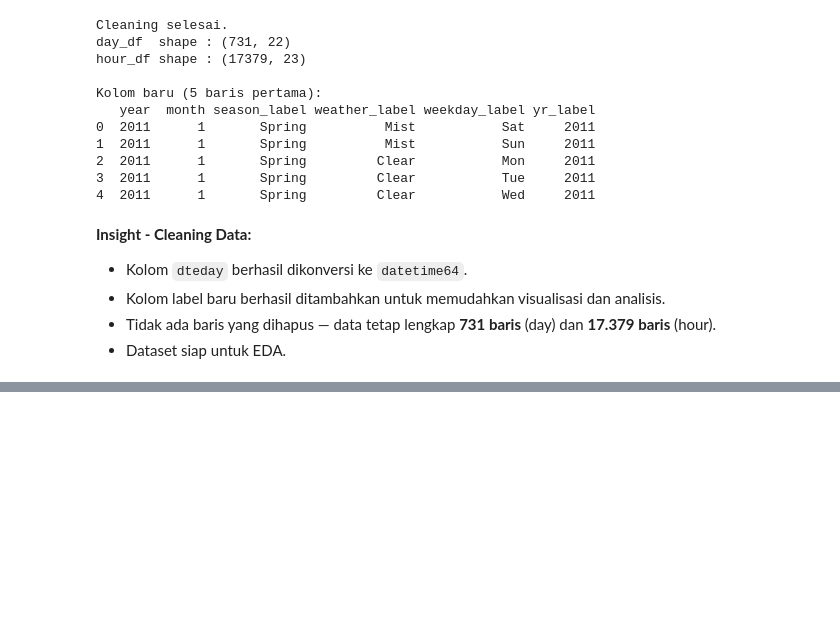
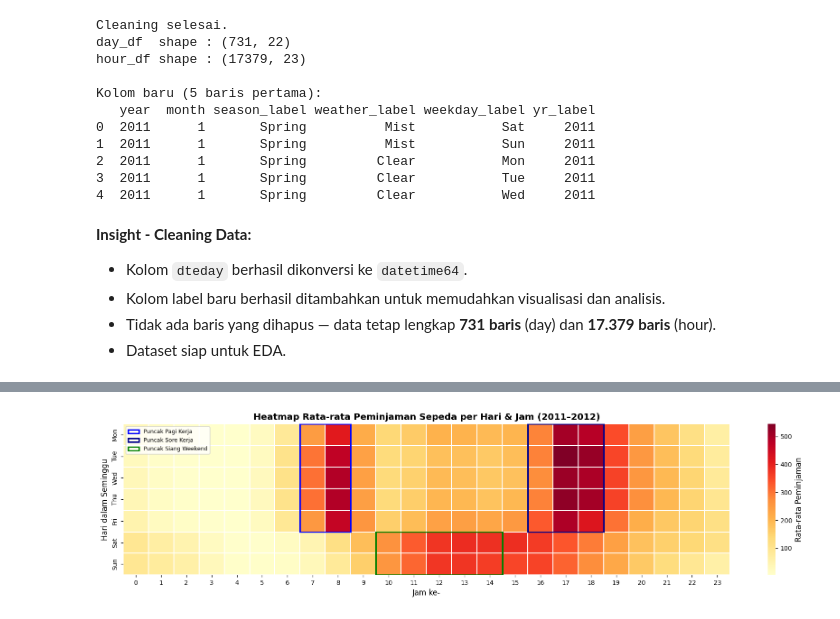
Before and after one commit to najwasalsabilamn/bike-sharing-analysis, a Jupyter notebook: notebook.ipynb, the cells around one changed output, grey strips where cells are left out. Saved outputs shown, nothing was run; the diff lists cells and outputs as text; code cells hidden in the pictures; blank space fills up the shorter version.

```diff
--- a/notebook.ipynb
+++ b/notebook.ipynb
@@ -612,0 +583,27 @@ Teknik **binning berbasis persentil** berhasil membagi 731 hari ke dalam tiga se
+# %%
+# Heatmap: rata-rata peminjaman per jam dan hari dalam seminggu
+day_order = ['Mon','Tue','Wed','Thu','Fri','Sat','Sun']
+pivot = (hour_df.pivot_table(index='weekday_label', columns='hr',
+                              values='cnt', aggfunc='mean')
+         .reindex(day_order))
+
+fig, ax = plt.subplots(figsize=(16, 4))
+sns.heatmap(pivot, cmap='YlOrRd', linewidths=0.25, linecolor='white',
+            cbar_kws={'label':'Rata-rata Peminjaman'}, ax=ax,
+            annot=False)
+ax.set_title('Heatmap Rata-rata Peminjaman Sepeda per Hari & Jam (2011–2012)',
+             fontsize=13, fontweight='bold')
+ax.set_xlabel('Jam ke-')
+ax.set_ylabel('Hari dalam Seminggu')
+ax.tick_params(axis='x', rotation=0)
+
+# Beri anotasi pada zona puncak
+ax.add_patch(plt.Rectangle((7, 0), 2, 5, fill=False, edgecolor='blue', lw=2, label='Puncak Pagi Kerja'))
+ax.add_patch(plt.Rectangle((16, 0), 3, 5, fill=False, edgecolor='darkblue', lw=2, label='Puncak Sore Kerja'))
+ax.add_patch(plt.Rectangle((10, 5), 5, 2, fill=False, edgecolor='green', lw=2, label='Puncak Siang Weekend'))
+ax.legend(loc='upper left', fontsize=8)
+
+plt.tight_layout()
+plt.show()
+# %% [output]
+[figure, added]
```
Also changed, not shown: parts of 57 cells of this notebook.
